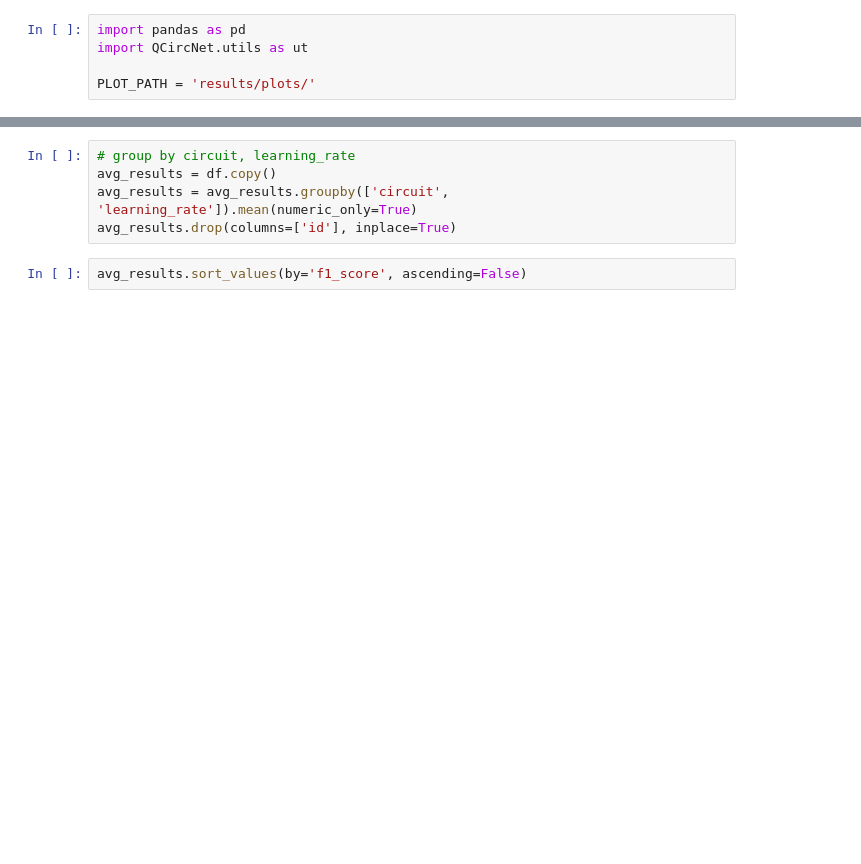
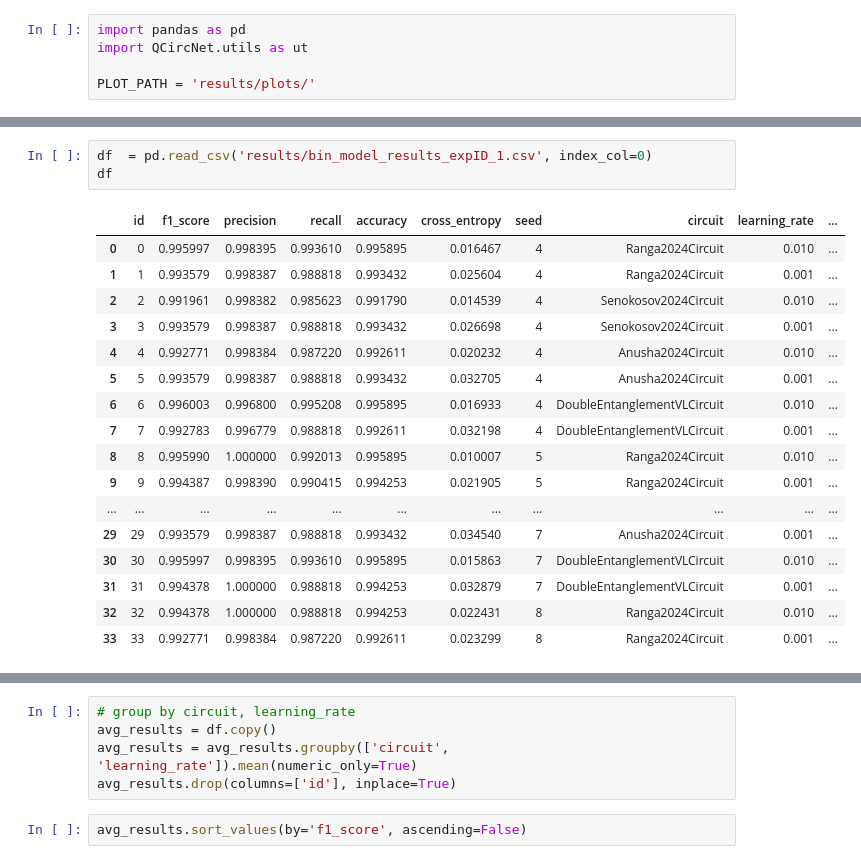
Before and after one commit to jonasmicheML/quantum-nn-pennylane, a Jupyter notebook: analysis.ipynb, the cells around one changed output, grey strips where cells are left out. Drawn from its saved outputs; the diff is of its cells as text; blank space fills up the shorter version.

```diff
--- a/analysis.ipynb
+++ b/analysis.ipynb
@@ -17,3 +17,24 @@ df.head(5)
+# %%
+df  = pd.read_csv('results/bin_model_results_expID_1.csv', index_col=0)
+df
+# %% [output]
+|  | id | f1_score | precision | recall | accuracy | cross_entropy | seed | circuit | learning_rate | ... |
+| 0 | 0 | 0.995997 | 0.998395 | 0.993610 | 0.995895 | 0.016467 | 4 | Ranga2024Circuit | 0.010 | ... |
+| 1 | 1 | 0.993579 | 0.998387 | 0.988818 | 0.993432 | 0.025604 | 4 | Ranga2024Circuit | 0.001 | ... |
+| 2 | 2 | 0.991961 | 0.998382 | 0.985623 | 0.991790 | 0.014539 | 4 | Senokosov2024Circuit | 0.010 | ... |
+| 3 | 3 | 0.993579 | 0.998387 | 0.988818 | 0.993432 | 0.026698 | 4 | Senokosov2024Circuit | 0.001 | ... |
+| 4 | 4 | 0.992771 | 0.998384 | 0.987220 | 0.992611 | 0.020232 | 4 | Anusha2024Circuit | 0.010 | ... |
+| 5 | 5 | 0.993579 | 0.998387 | 0.988818 | 0.993432 | 0.032705 | 4 | Anusha2024Circuit | 0.001 | ... |
+| 6 | 6 | 0.996003 | 0.996800 | 0.995208 | 0.995895 | 0.016933 | 4 | DoubleEntanglementVLCircuit | 0.010 | ... |
+| 7 | 7 | 0.992783 | 0.996779 | 0.988818 | 0.992611 | 0.032198 | 4 | DoubleEntanglementVLCircuit | 0.001 | ... |
+| 8 | 8 | 0.995990 | 1.000000 | 0.992013 | 0.995895 | 0.010007 | 5 | Ranga2024Circuit | 0.010 | ... |
+| 9 | 9 | 0.994387 | 0.998390 | 0.990415 | 0.994253 | 0.021905 | 5 | Ranga2024Circuit | 0.001 | ... |
+| ... | ... | ... | ... | ... | ... | ... | ... | ... | ... | ... |
+| 29 | 29 | 0.993579 | 0.998387 | 0.988818 | 0.993432 | 0.034540 | 7 | Anusha2024Circuit | 0.001 | ... |
+| 30 | 30 | 0.995997 | 0.998395 | 0.993610 | 0.995895 | 0.015863 | 7 | DoubleEntanglementVLCircuit | 0.010 | ... |
+| 31 | 31 | 0.994378 | 1.000000 | 0.988818 | 0.994253 | 0.032879 | 7 | DoubleEntanglementVLCircuit | 0.001 | ... |
+| 32 | 32 | 0.994378 | 1.000000 | 0.988818 | 0.994253 | 0.022431 | 8 | Ranga2024Circuit | 0.010 | ... |
+| 33 | 33 | 0.992771 | 0.998384 | 0.987220 | 0.992611 | 0.023299 | 8 | Ranga2024Circuit | 0.001 | ... |
 # %%
 ut.plot_training_history(df, run_id=44, save_path=PLOT_PATH)
 # %% [output]
```
Also changed, not shown: parts of 3 cells of this notebook, 36 other files.
